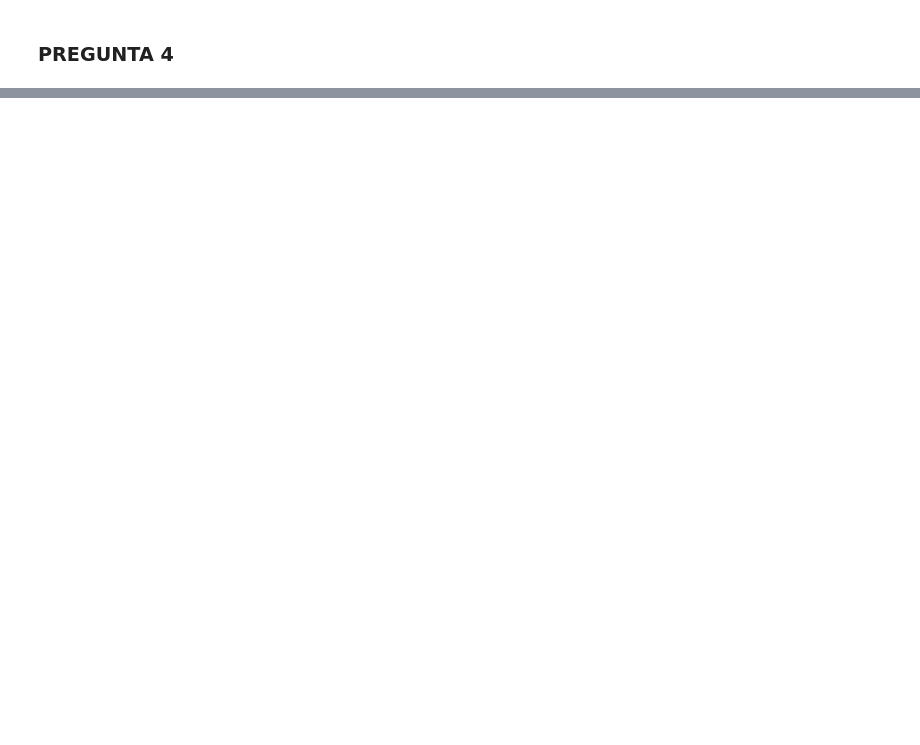
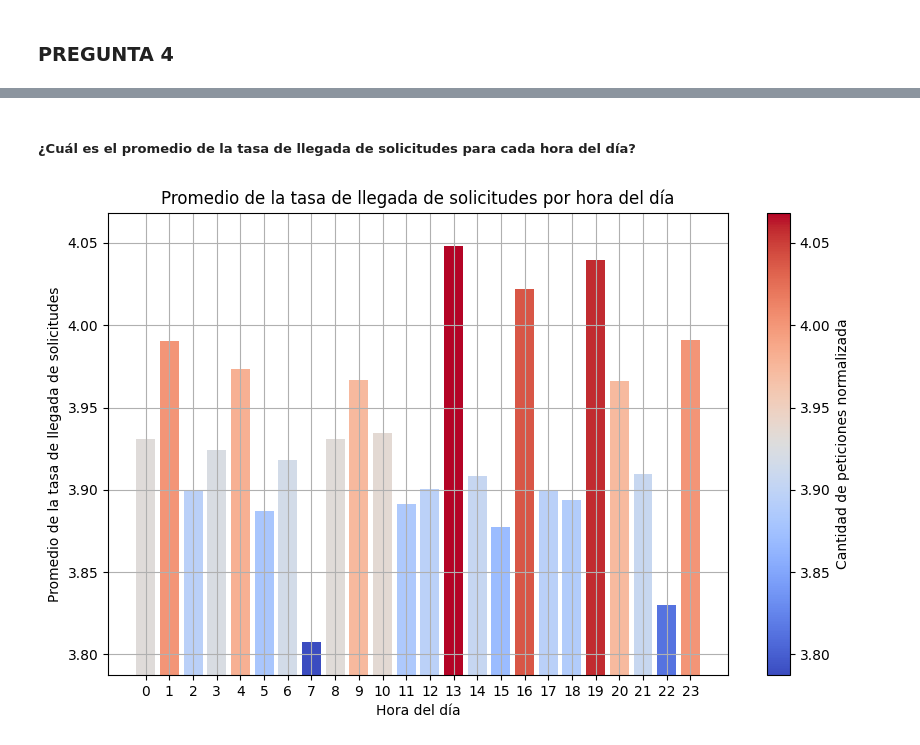
Before and after one commit to DCajiao/Distribuciones-de-Probabilidad, a Jupyter notebook: notebooks/pregunta4.ipynb, the cells around one changed output, grey strips where cells are left out. Cells and saved outputs as stored; diff of their text form; code cells hidden in the pictures; blank space fills up the shorter version.

```diff
--- a/notebooks/pregunta4.ipynb
+++ b/notebooks/pregunta4.ipynb
@@ -13,8 +10,0 @@ import numpy as np
-# %%
-import pandas as pd
-import matplotlib.pyplot as plt
-from scipy.stats import gamma
-
-#url = 'https://raw.githubusercontent.com/DCajiao/Distribuciones-de-Probabilidad/main/data/Web_Server_Requests_G.csv?token=GHSAT0AAAAAACRAW2Q6NZNNCWHY6RQI55ZSZQ6UEUQ'
-#df = pd.read_csv()
-df = pd.read_csv(r"..\data\Web_Server_Requests_G.csv")
@@ -81,0 +106,37 @@ Probabilidad de superar la capacidad máxima de procesamiento del servidor: 0.00
+# %% [markdown]
+##### ¿Cuál es el promedio de la tasa de llegada de solicitudes para cada hora del día?
+# %%
+import matplotlib.pyplot as plt
+import numpy as np
+
+# Calcular la mediana de la tasa de llegada de solicitudes para cada hora del día
+mean_request_rate_by_hour = df.groupby('Hour')['Arrival_Rate'].mean()
+
+# Definir una escala de colores que vaya de azul a rojo, basada en los valores de la altura de las barras
+colors = plt.cm.coolwarm((mean_request_rate_by_hour - mean_request_rate_by_hour.min()) / (mean_request_rate_by_hour.max() - mean_request_rate_by_hour.min()))
+
+# Crear el gráfico de barras con colores graduales
+fig, ax = plt.subplots(figsize=(10, 6))
+bars = ax.bar(mean_request_rate_by_hour.index, mean_request_rate_by_hour.values, color=colors)
+
+# Añadir título y etiquetas
+ax.set_title('Promedio de la tasa de llegada de solicitudes por hora del día')
+ax.set_xlabel('Hora del día')
+ax.set_ylabel('Promedio de la tasa de llegada de solicitudes')
+ax.set_xticks(range(24))
+ax.grid(True)
+
+# Establecer los límites del eje según el rango de los datos en el eje y
+min_limit = mean_request_rate_by_hour.min() - 0.02
+max_limit = mean_request_rate_by_hour.max() + 0.02
+plt.ylim(min_limit, max_limit)
+
+# Añadir una barra de colores como leyenda en el eje y
+sm = plt.cm.ScalarMappable(cmap=plt.cm.coolwarm, norm=plt.Normalize(vmin=min_limit, vmax=max_limit))
+sm.set_array([])
+cbar = plt.colorbar(sm, ax=ax)
+cbar.set_label('Cantidad de peticiones normalizada')
+
+plt.show()
+# %% [output]
+[figure, added]
```
Also changed, not shown: parts of 18 cells of this notebook, 4 other files.
